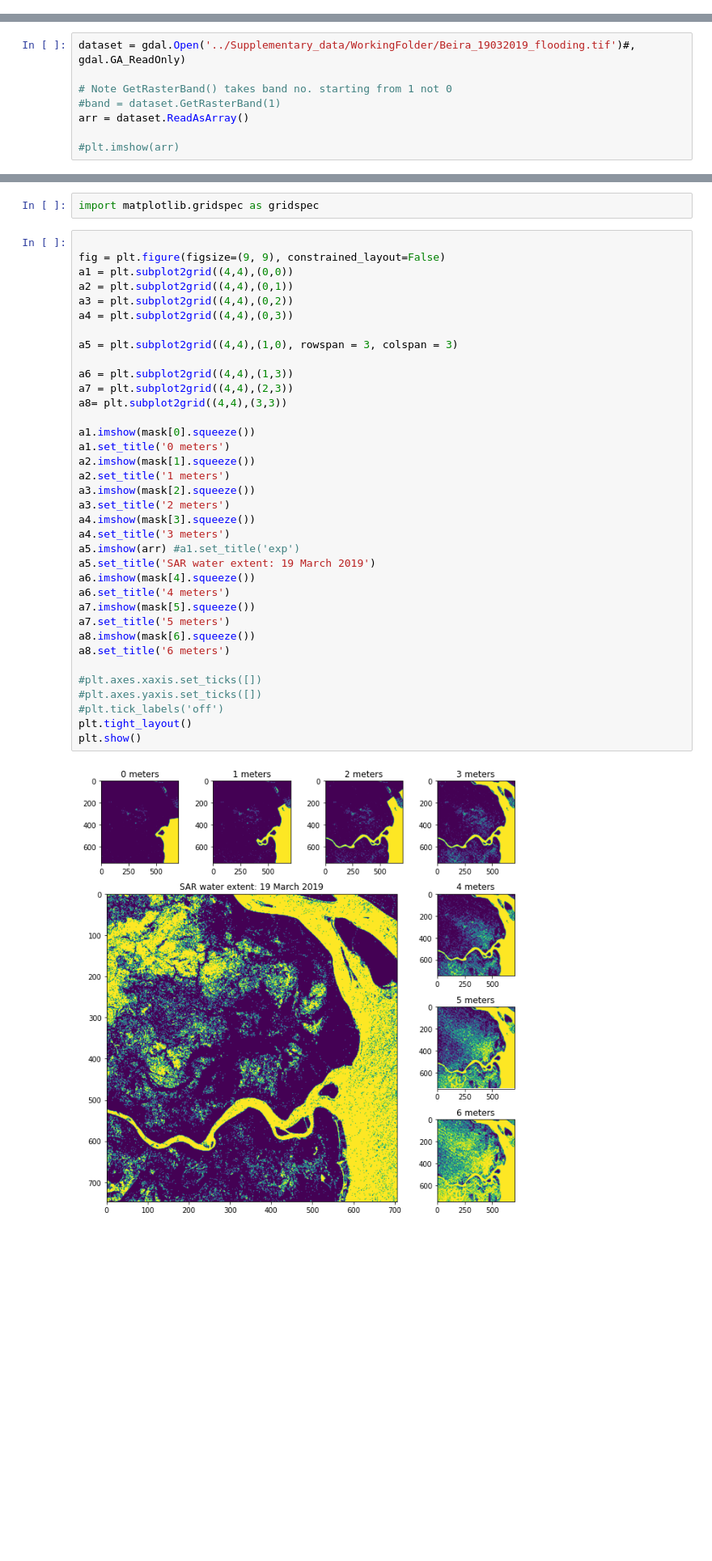
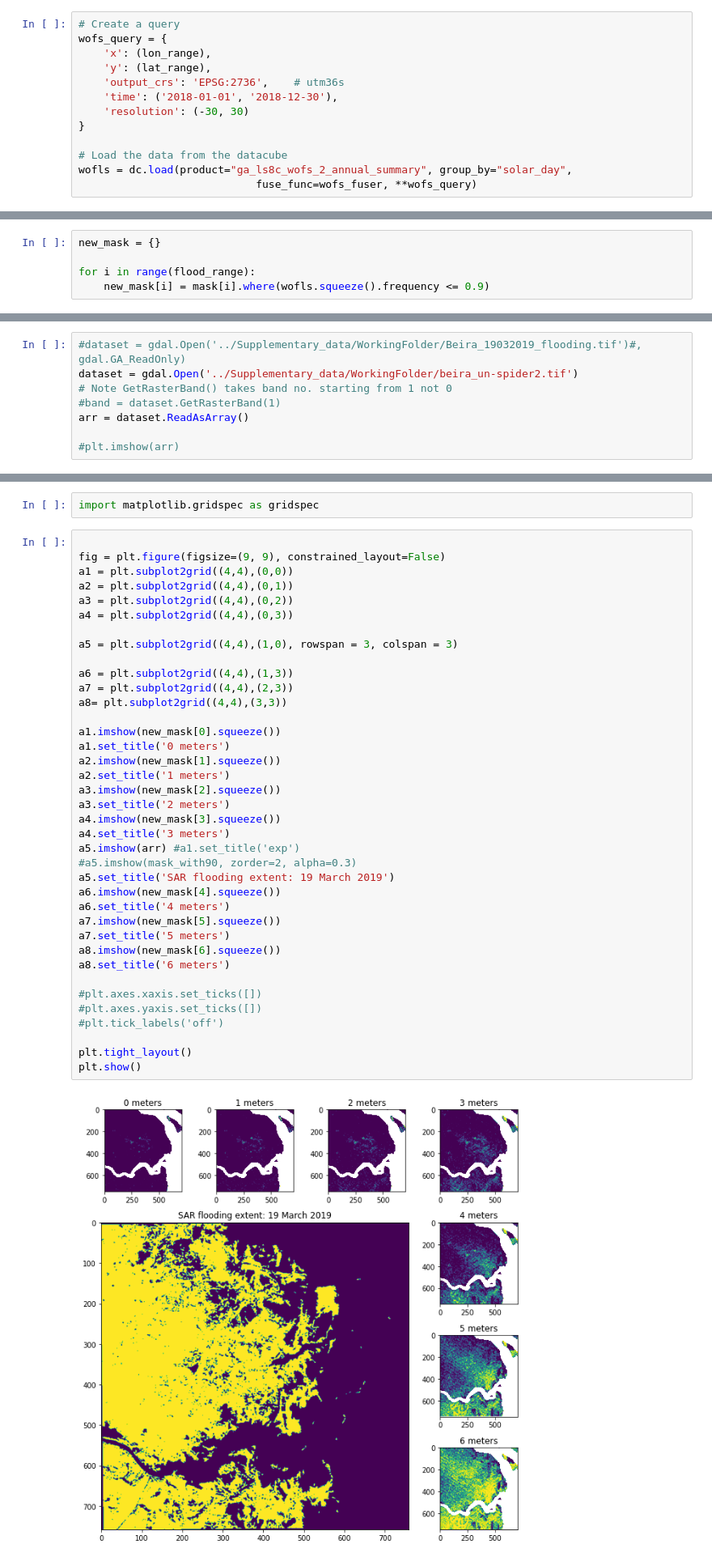
Before and after one commit to AdrianKriger/deafrica-sandbox-notebooks, a Jupyter notebook: Real_world_examples/Coastal_Inundation_Tool.ipynb, the cells around one changed output, grey strips where cells are left out. Shown at 81% size. Saved outputs shown, nothing was run; the diff lists cells and outputs as text; blank space fills up the shorter version.

```diff
--- a/Real_world_examples/Coastal_Inundation_Tool.ipynb
+++ b/Real_world_examples/Coastal_Inundation_Tool.ipynb
@@ -239,0 +248,13 @@ plt.show()
+# %%
+# Create a query
+wofs_query = {
+    'x': (lon_range),
+    'y': (lat_range),
+    'output_crs': 'EPSG:2736',    # utm36s
+    'time': ('2018-01-01', '2018-12-30'),
+    'resolution': (-30, 30)
+}
+
+# Load the data from the datacube
+wofls = dc.load(product="ga_ls8c_wofs_2_annual_summary", group_by="solar_day",
+                            fuse_func=wofs_fuser, **wofs_query)
@@ -239,0 +301,5 @@ plt.show()
+# %%
+new_mask = {}
+
+for i in range(flood_range):
+    new_mask[i] = mask[i].where(wofls.squeeze().frequency <= 0.9)
@@ -487,6 +561,6 @@ The script to execute the water identification from SAR imagery is available [he
 # %%
-dataset = gdal.Open('../Supplementary_data/WorkingFolder/Beira_19032019_flooding.tif')#, gdal.GA_ReadOnly)
-
+#dataset = gdal.Open('../Supplementary_data/WorkingFolder/Beira_19032019_flooding.tif')#, gdal.GA_ReadOnly)
+dataset = gdal.Open('../Supplementary_data/WorkingFolder/beira_un-spider2.tif')
 # Note GetRasterBand() takes band no. starting from 1 not 0
 #band = dataset.GetRasterBand(1)
 arr = dataset.ReadAsArray()
@@ -499,38 +573,40 @@ import matplotlib.gridspec as gridspec
 # %%
 
 fig = plt.figure(figsize=(9, 9), constrained_layout=False)
 a1 = plt.subplot2grid((4,4),(0,0))
 a2 = plt.subplot2grid((4,4),(0,1))
 a3 = plt.subplot2grid((4,4),(0,2))
 a4 = plt.subplot2grid((4,4),(0,3))
 
 a5 = plt.subplot2grid((4,4),(1,0), rowspan = 3, colspan = 3)
 
 a6 = plt.subplot2grid((4,4),(1,3))
 a7 = plt.subplot2grid((4,4),(2,3))
 a8= plt.subplot2grid((4,4),(3,3))
 
-a1.imshow(mask[0].squeeze())
+a1.imshow(new_mask[0].squeeze())
 a1.set_title('0 meters')
-a2.imshow(mask[1].squeeze())
+a2.imshow(new_mask[1].squeeze())
 a2.set_title('1 meters')
-a3.imshow(mask[2].squeeze())
+a3.imshow(new_mask[2].squeeze())
 a3.set_title('2 meters')
-a4.imshow(mask[3].squeeze())
+a4.imshow(new_mask[3].squeeze())
 a4.set_title('3 meters')
 a5.imshow(arr) #a1.set_title('exp')
-a5.set_title('SAR water extent: 19 March 2019')
-a6.imshow(mask[4].squeeze())
+#a5.imshow(mask_with90, zorder=2, alpha=0.3)
+a5.set_title('SAR flooding extent: 19 March 2019')
+a6.imshow(new_mask[4].squeeze())
 a6.set_title('4 meters')
-a7.imshow(mask[5].squeeze())
+a7.imshow(new_mask[5].squeeze())
 a7.set_title('5 meters')
-a8.imshow(mask[6].squeeze())
+a8.imshow(new_mask[6].squeeze())
 a8.set_title('6 meters')
 
 #plt.axes.xaxis.set_ticks([])
 #plt.axes.yaxis.set_ticks([])
 #plt.tick_labels('off')
+
 plt.tight_layout()
 plt.show()
 # %% [output]
-[figure, old version]
+[figure, new version]
```
Also changed, not shown: parts of 38 cells of this notebook.
